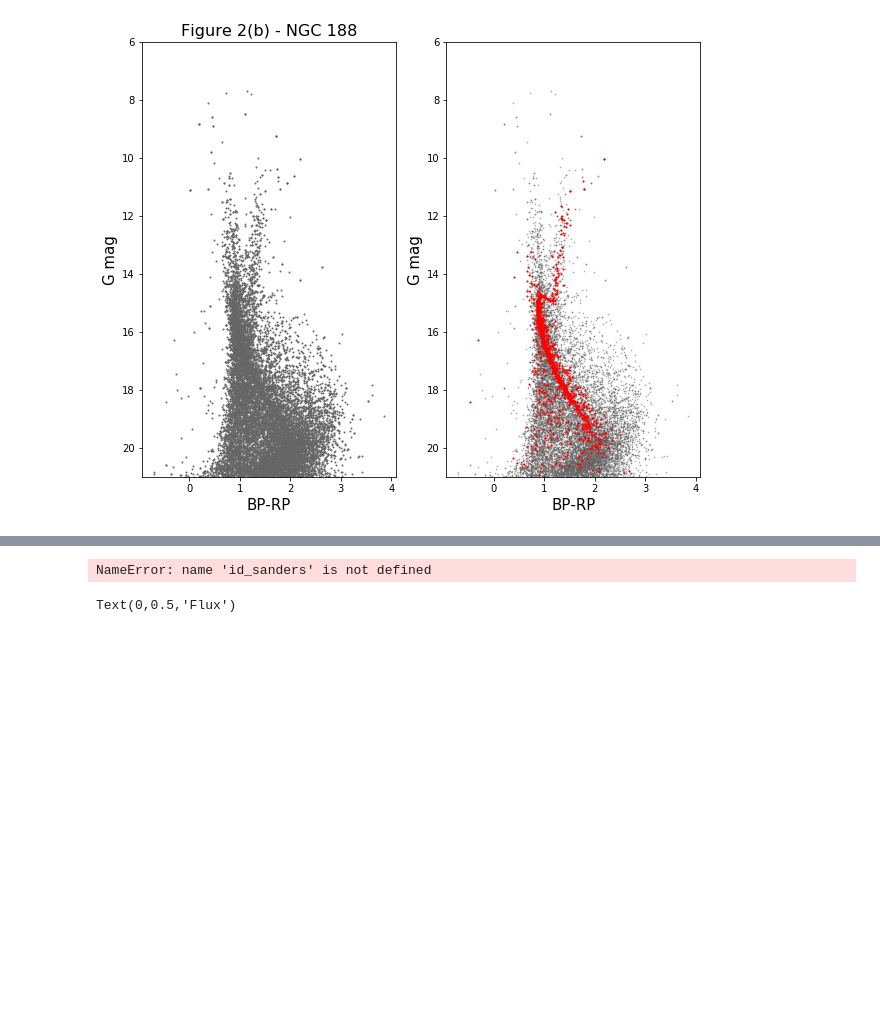
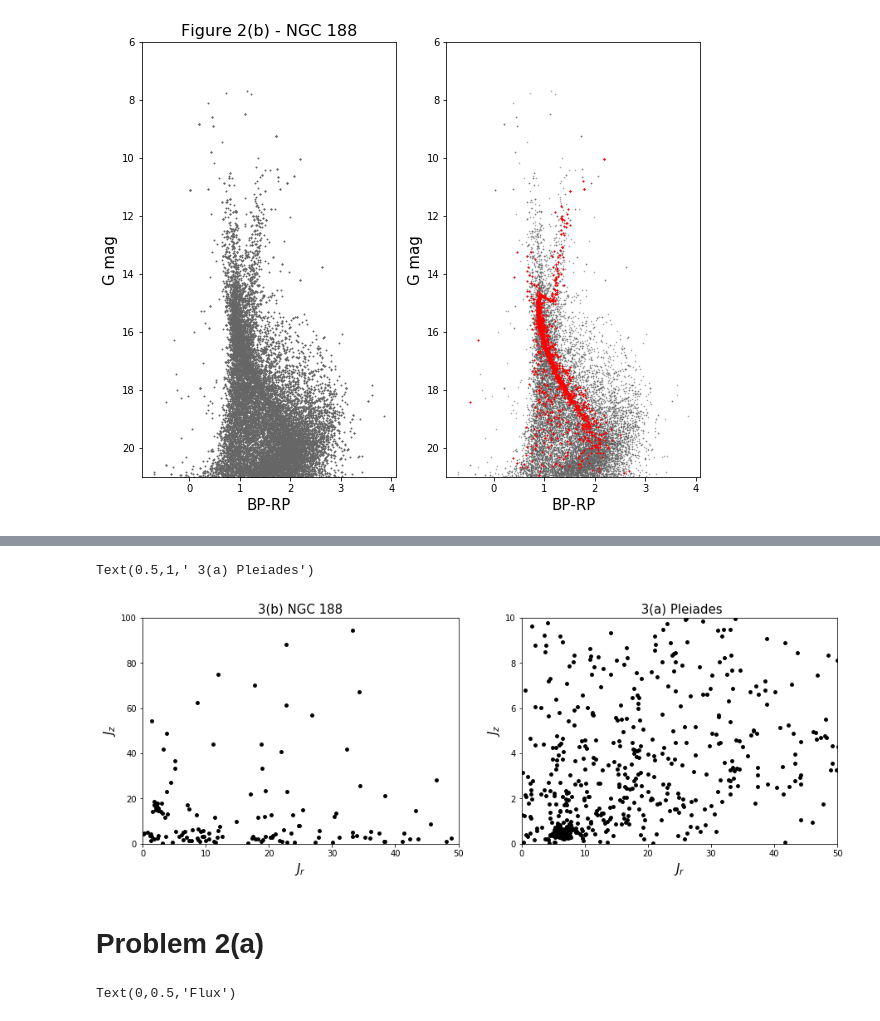
Before and after one commit to AndyTza/modern_astro, a Jupyter notebook: ModernStellarAstrophysicsHomework-3.ipynb, the cells around one changed output, grey strips where cells are left out. Saved outputs shown, nothing was run; the diff lists cells and outputs as text; code cells hidden in the pictures; blank space fills up the shorter version.

```diff
--- a/ModernStellarAstrophysicsHomework-3.ipynb
+++ b/ModernStellarAstrophysicsHomework-3.ipynb
@@ -187,11 +204,0 @@ Text(0,0.5,'Jz')
-# %%
-# crossmatch id's to find pleiades and NGC 188 stars
-id_sanders = np.sort(np.array(id_sanders))
-jz = np.array(jz)
-jr = np.array(jr)
-lz = np.array(lz)
-sanders = np.ndarray(shape=(len(jz),4))
-sanders[:,0] = id_sanders
-sanders[:,1], sanders[:,2], sanders[:,3] = jz, jr, lz
-# %% [output]
-NameError: name 'id_sanders' is not defined
@@ -211 +205,22 @@ img_delta_lamda = img[1].header['CDELT1'] # dispersion log lamda
+# %%
+_, ax = plt.subplots(nrows=1, ncols=2, figsize=(15,5))
+
+ax[0].scatter(jr[s_ngc], jz[s_ngc], s=15, color='k')
+ax[0].set_xlim(0,50)
+ax[0].set_ylim(0,100)
+ax[0].set_xlabel('$J_{r}$', size=15)
+ax[0].set_ylabel('$J_{z}$', size=15)
+ax[0].set_title('3(b) NGC 188', size=15)
+
+ax[1].scatter(jr[s_pl], jz[s_pl], s=15, color='k')
+ax[1].set_xlim(0,50)
+ax[1].set_ylim(0,10)
+ax[1].set_xlabel('$J_{r}$', size=15)
+ax[1].set_ylabel('$J_{z}$', size=15)
+ax[1].set_title(' 3(a) Pleiades', size=15)
+# %% [output]
+Text(0.5,1,' 3(a) Pleiades')
+[figure, added]
+# %% [markdown]
+# Problem 2(a)
 # %%
```
Also changed, not shown: parts of 20 cells of this notebook.
